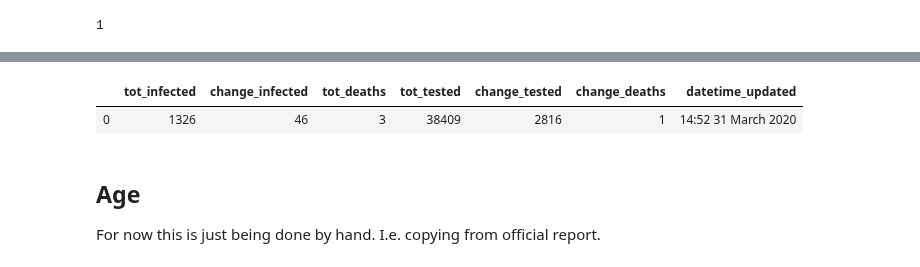
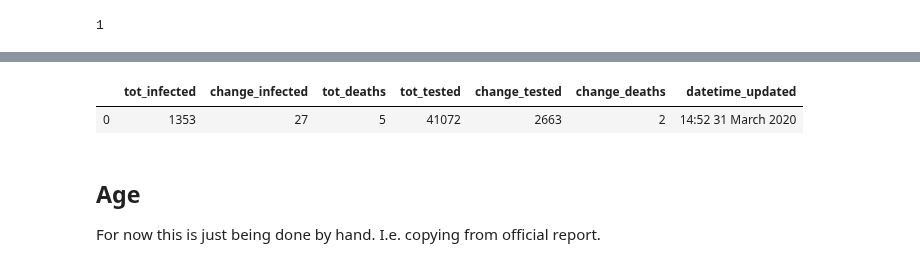
Before and after one commit to SimonRosen173/Covid19SAData, a Jupyter notebook: Data_Preprocessing.ipynb, the cells around one changed output, grey strips where cells are left out. Saved outputs shown, nothing was run; the diff lists cells and outputs as text; code cells hidden in the pictures.

Commit message:
Data Updated

```diff
--- a/Data_Preprocessing.ipynb
+++ b/Data_Preprocessing.ipynb
@@ -241,0 +261,5 @@ tests_data.to_csv('data/daily_cumulative_tests.csv', index=False)
+# %%
+confirmed_data['date'] = pd.to_datetime(confirmed_data['date'], format='%d-%m-%Y')
+confirmed_data.set_index('date', inplace=True)
+confirmed_data.rename(columns={"total":"cumulative_cases"}, inplace = True)
+confirmed_data
@@ -244 +286,6 @@ tests_data.to_csv('data/daily_cumulative_tests.csv', index=False)
 ### Daily
+# %%
+confirmed_data['daily_cases'] = confirmed_data['cumulative_cases']
+# slice is required as first entry of diff will be NaN but data we want should be equal to the starting value
+confirmed_data['daily_cases'][1:] = confirmed_data['cumulative_cases'].diff()[1:]
+confirmed_data
@@ -260,7 +332,7 @@ Above method is no longer being used. Thus why below is commented out.
 # %% [markdown]
 **Use saved data rather than above**
 # %%
-confirmed_data = pd.read_csv('data/daily_cumulative_confirmed.csv')
-confirmed_data['date'] = pd.to_datetime(confirmed_data['date'], format='%Y-%m-%d')
-confirmed_data.set_index('date', inplace=True)
-confirmed_data
+# confirmed_data = pd.read_csv('data/daily_cumulative_confirmed.csv')
+# confirmed_data['date'] = pd.to_datetime(confirmed_data['date'], format='%Y-%m-%d')
+# confirmed_data.set_index('date', inplace=True)
+# confirmed_data
@@ -295,7 +348,7 @@ new_tot_cases = 1326
 # %%
-new_daily_cases = new_tot_cases - confirmed_data.iloc[-1]['cumulative_cases']
-new_df_entry = pd.DataFrame({"date":[date_dt],
-             "daily_cases":[new_daily_cases],
-             "cumulative_cases":[new_tot_cases]}).set_index('date')
-confirmed_data = pd.concat([confirmed_data, new_df_entry])
-confirmed_data.tail()
+# new_daily_cases = new_tot_cases - confirmed_data.iloc[-1]['cumulative_cases']
+# new_df_entry = pd.DataFrame({"date":[date_dt],
+#              "daily_cases":[new_daily_cases],
+#              "cumulative_cases":[new_tot_cases]}).set_index('date')
+# confirmed_data = pd.concat([confirmed_data, new_df_entry])
+# confirmed_data.tail()
@@ -445,11 +543,11 @@ print(tot_infected, change_infected)
 # %%
-gen_data = pd.DataFrame(dict(tot_infected=[tot_infected], change_infected=[change_infected], tot_deaths=["3"],
-                             tot_tested=[tot_tested], change_tested=[change_tested], change_deaths=["1"],
+gen_data = pd.DataFrame(dict(tot_infected=[tot_infected], change_infected=[change_infected], tot_deaths=["5"],
+                             tot_tested=[tot_tested], change_tested=[change_tested], change_deaths=["2"],
                              datetime_updated=["14:52 31 March 2020"]))
 gen_data
 # %% [output]
 |  | tot_infected | change_infected | tot_deaths | tot_tested | change_tested | change_deaths | datetime_updated |
-| 0 | 1326 | 46 | 3 | 38409 | 2816 | 1 | 14:52 31 March 2020 |
+| 0 | 1353 | 27 | 5 | 41072 | 2663 | 2 | 14:52 31 March 2020 |
 # %%
 gen_data.to_csv("data/gen_data.csv", index=False)
 # %% [markdown]
```
Also changed, not shown: parts of 35 cells of this notebook, 19 other files.
